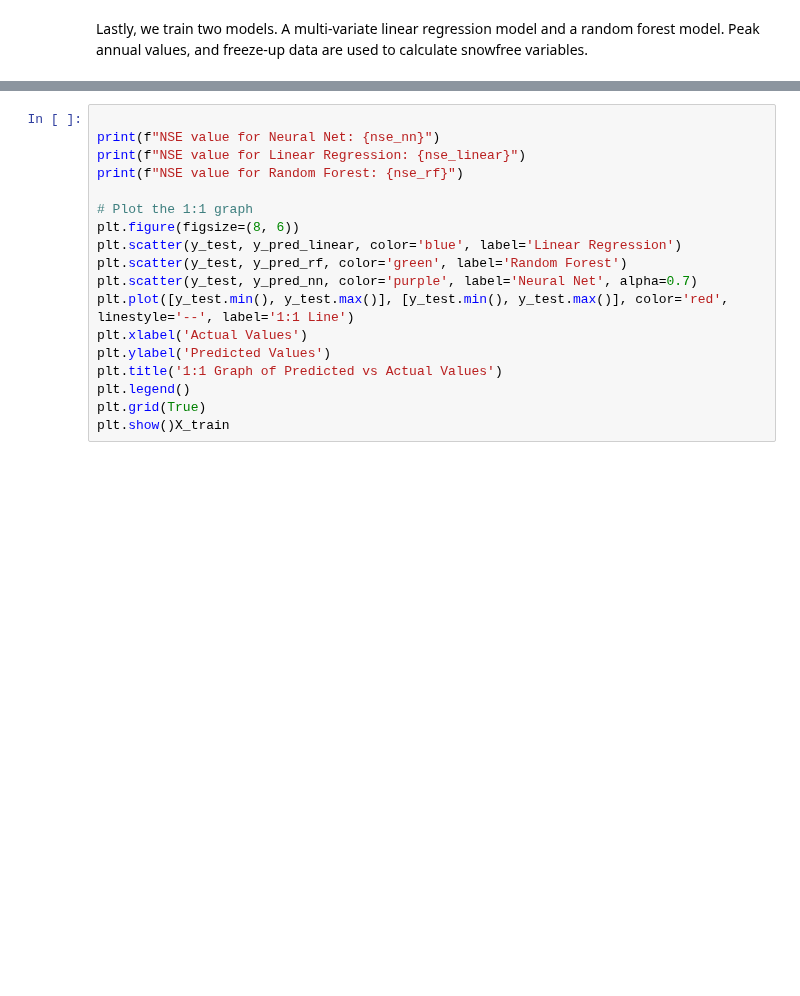
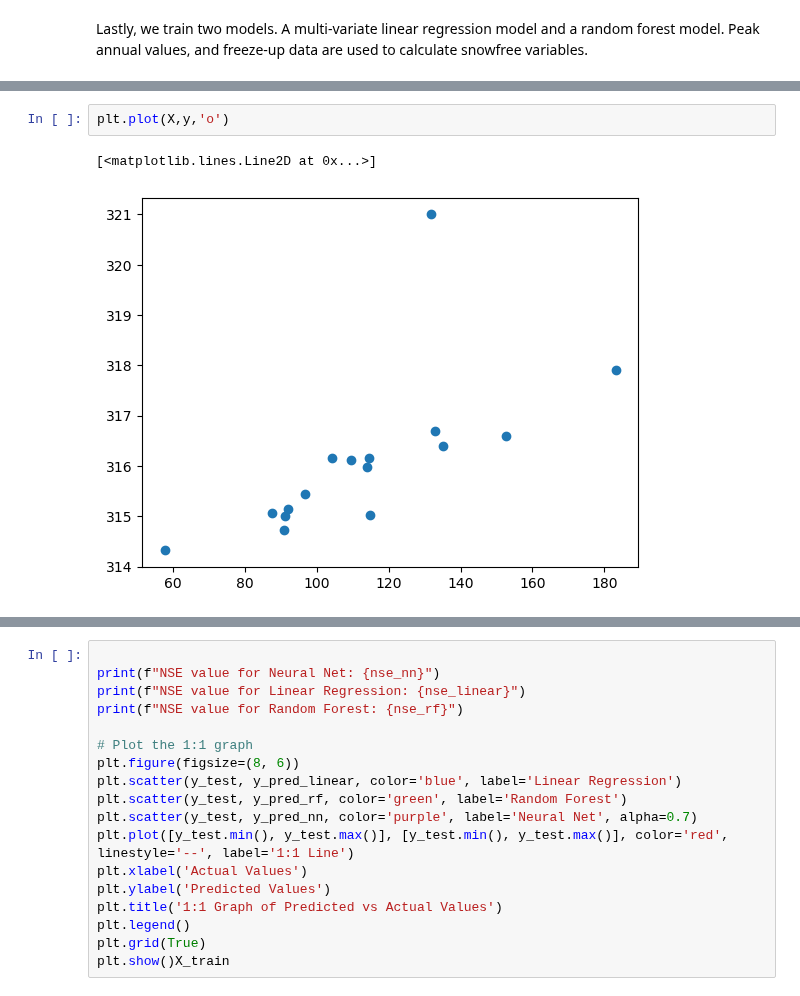
Before and after one commit to YukonWRB/YGwater, a Jupyter notebook: dev/freshet_forecasting/main.ipynb, the cells around one changed output, grey strips where cells are left out. Cells and saved outputs as stored; diff of their text form; blank space fills up the shorter version.

```diff
--- a/dev/freshet_forecasting/main.ipynb
+++ b/dev/freshet_forecasting/main.ipynb
@@ -618,3 +586,8 @@ data_n1h
+# %%
+plt.plot(X,y,'o')
+# %% [output]
+[<matplotlib.lines.Line2D at 0x...>]
+[figure, added]
 # %%
 
 for station in stations:
```
Also changed, not shown: parts of 9 cells of this notebook, 2 other files.
